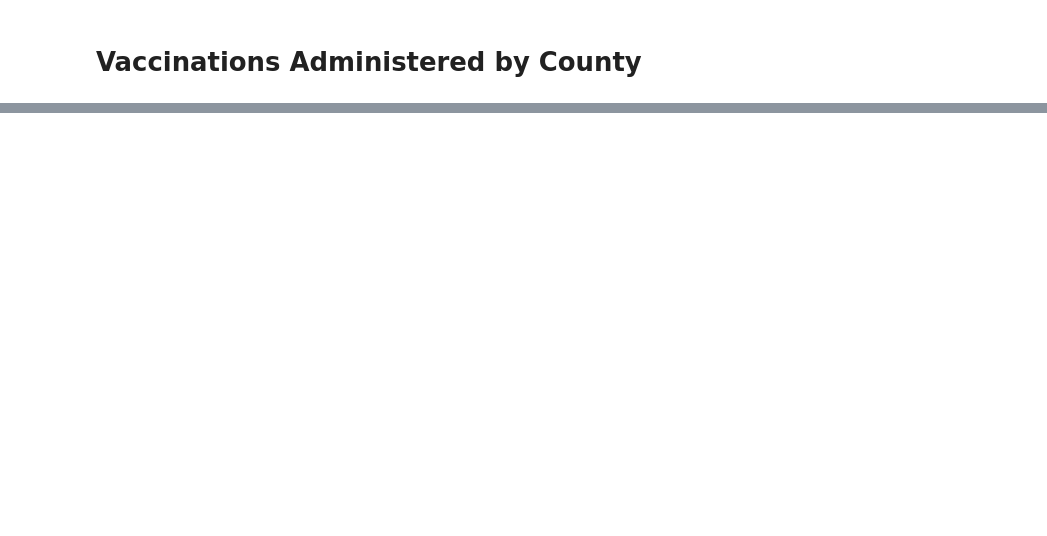
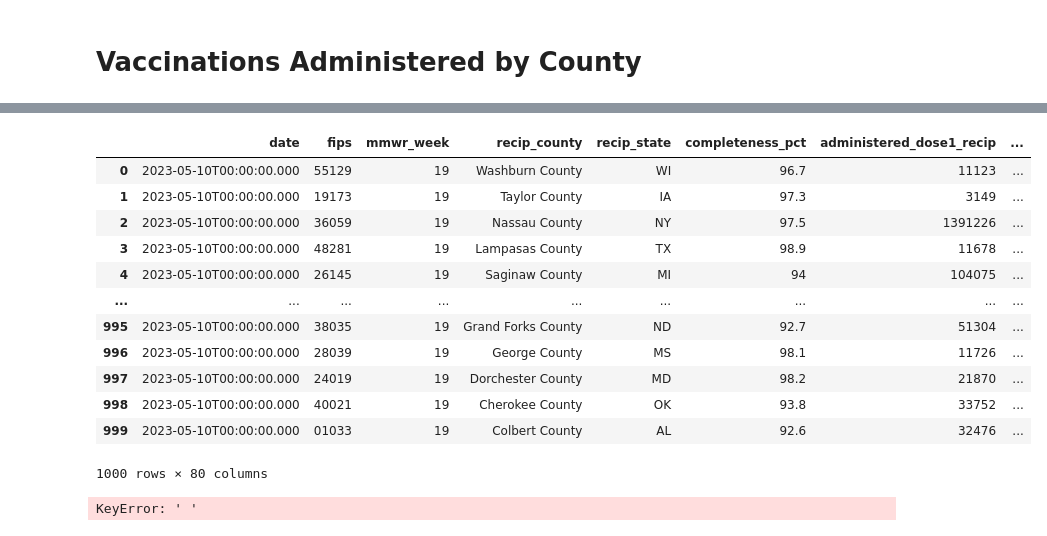
Before and after one commit to tinalina1003/Project1-Group4, a Jupyter notebook: Keyana/Vaccinations Administered by County.ipynb, the cells around one changed output, grey strips where cells are left out. Drawn from its saved outputs; the diff is of its cells as text; code cells hidden in the pictures; blank space fills up the shorter version.

Commit message:
api and data cleaning

```diff
--- a/Keyana/Vaccinations Administered by County.ipynb
+++ b/Keyana/Vaccinations Administered by County.ipynb
@@ -11,4 +15,2 @@ from scipy import stats
 # %%
-# API
-url = "http://api.openweathermap.org/data/2.5/weather?"
-query_url = f"{url}q={county}&units=metric&appid={weather_api_key}"
+# API for vaccine
@@ -15,0 +18,4 @@ url_vaccine = "https://data.cdc.gov/resource/8xkx-amqh.json?$query=SELECT%0A%20%
+
+# Response for url_vaccine
+vaccine_response = requests.get(url_vaccine)
+vaccine_response
@@ -26,0 +24,4 @@ url_vaccine = "https://data.cdc.gov/resource/8xkx-amqh.json?$query=SELECT%0A%20%
+# %%
+# json for url_vaccine
+json = vaccine_response.json()
+json
@@ -26,0 +46,22 @@ url_vaccine = "https://data.cdc.gov/resource/8xkx-amqh.json?$query=SELECT%0A%20%
+# %%
+#Create dataframe from json
+df = pd.DataFrame(json)
+df
+# %% [output]
+|  | date | fips | mmwr_week | recip_county | recip_state | completeness_pct | administered_dose1_recip | ... |
+| 0 | 2023-05-10T00:00:00.000 | 55129 | 19 | Washburn County | WI | 96.7 | 11123 | ... |
+| 1 | 2023-05-10T00:00:00.000 | 19173 | 19 | Taylor County | IA | 97.3 | 3149 | ... |
+| 2 | 2023-05-10T00:00:00.000 | 36059 | 19 | Nassau County | NY | 97.5 | 1391226 | ... |
+| 3 | 2023-05-10T00:00:00.000 | 48281 | 19 | Lampasas County | TX | 98.9 | 11678 | ... |
+| 4 | 2023-05-10T00:00:00.000 | 26145 | 19 | Saginaw County | MI | 94 | 104075 | ... |
+| ... | ... | ... | ... | ... | ... | ... | ... | ... |
+| 995 | 2023-05-10T00:00:00.000 | 38035 | 19 | Grand Forks County | ND | 92.7 | 51304 | ... |
+| 996 | 2023-05-10T00:00:00.000 | 28039 | 19 | George County | MS | 98.1 | 11726 | ... |
+| 997 | 2023-05-10T00:00:00.000 | 24019 | 19 | Dorchester County | MD | 98.2 | 21870 | ... |
+| 998 | 2023-05-10T00:00:00.000 | 40021 | 19 | Cherokee County | OK | 93.8 | 33752 | ... |
+| 999 | 2023-05-10T00:00:00.000 | 01033 | 19 | Colbert County | AL | 92.6 | 32476 | ... |
+1000 rows × 80 columns
+# %%
+print(df[df[' '].isnull()])
+# %% [output]
+KeyError: ' '
```
Also changed, not shown: parts of 14 cells of this notebook, 4 other files.
